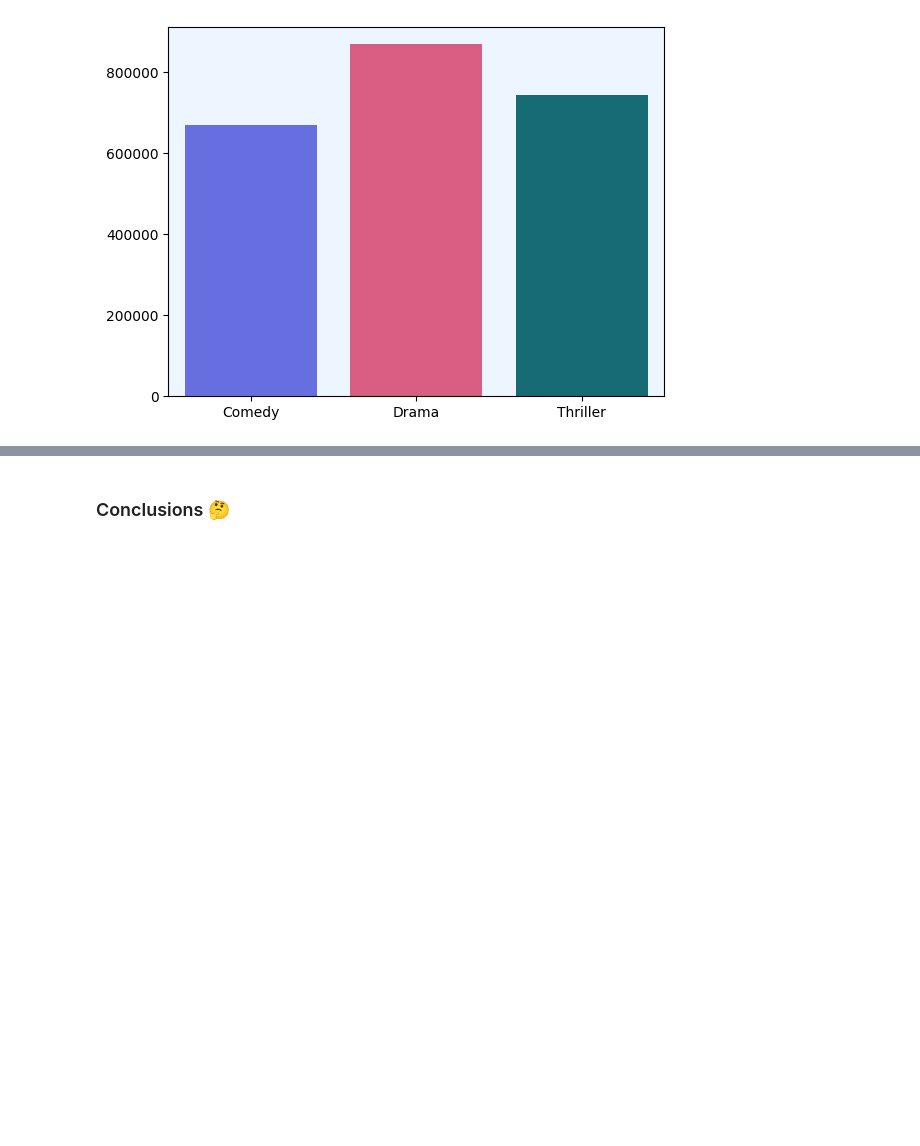
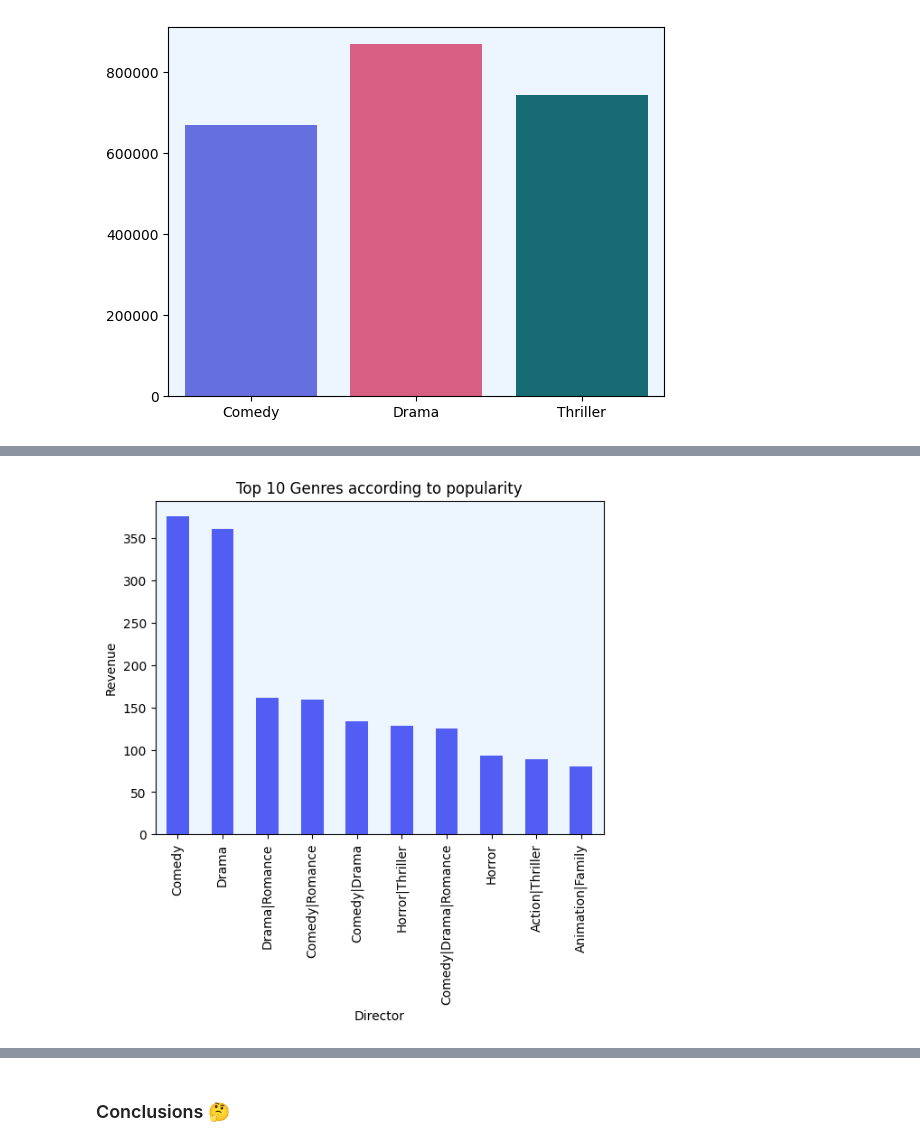
Before and after one commit to mszakii/DECI-L3-P1, a Jupyter notebook: project.ipynb, the cells around one changed output, grey strips where cells are left out. Cells and saved outputs as stored; diff of their text form; code cells hidden in the pictures; blank space fills up the shorter version.

```diff
--- a/project.ipynb
+++ b/project.ipynb
@@ -214,0 +232,5 @@ sns.barplot(vote_counts_genres_df)
+# %%
+data.groupby("genres")['popularity'].sum().sort_values(ascending=False).head(10).plot(kind="bar")
+plot("Director", "Revenue", "Top 10 Genres according to popularity")
+# %% [output]
+[figure, added]
```
Also changed, not shown: parts of 7 cells of this notebook.
